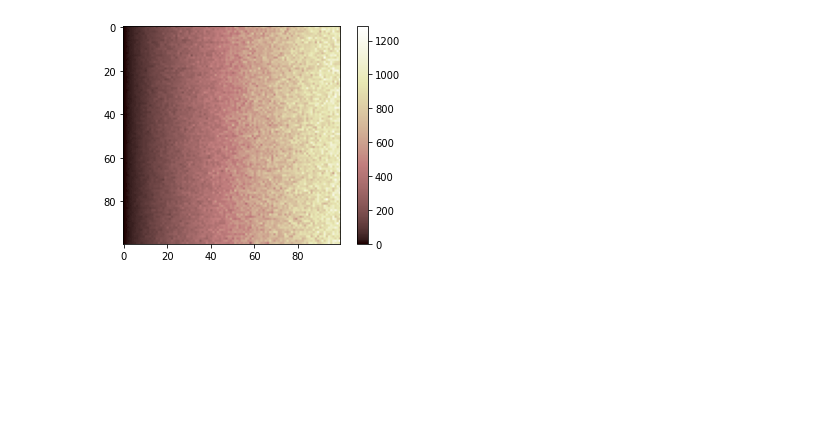
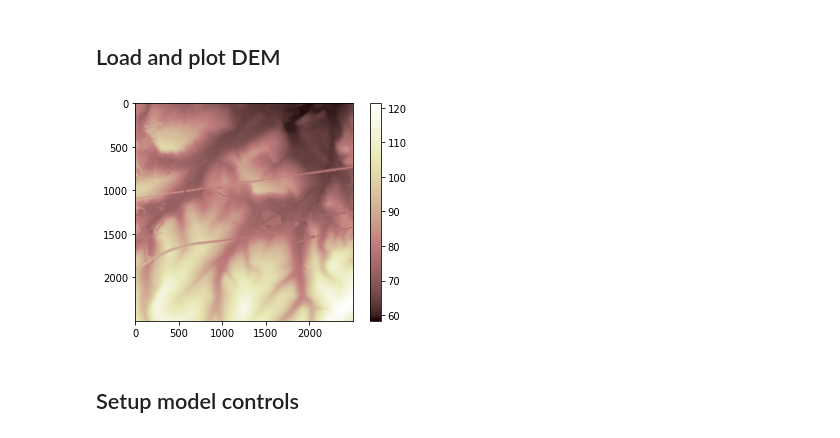
Before and after one commit to pgr1c11/flow-path, a Jupyter notebook: notebooks/flow-path-notebook.ipynb, the cells around one changed output. Cells and saved outputs as stored; diff of their text form; code cells hidden in the pictures; blank space fills up the shorter version.

```diff
--- a/notebooks/flow-path-notebook.ipynb
+++ b/notebooks/flow-path-notebook.ipynb
@@ -5,7 +10,11 @@ import src.dem as dem
+# %% [markdown]
+## Load and plot DEM
 # %%
 filename = r"C:\Users\pgred\Documents\Personal\Git\flow-path\data\29229620-DEFRA-Basingstoke_DTM_2m\SU65se_DTM_2m.tif"
-test_dem = dem.DemDummy(relief=1000)
+test_dem = dem.DemTif(path=filename)
 test_dem.plot()
 # %% [output]
-[figure, old version]
+[figure, new version]
+# %% [markdown]
+## Setup model controls
 # %%
```
Also changed, not shown: parts of 8 cells of this notebook, 8 other files.
